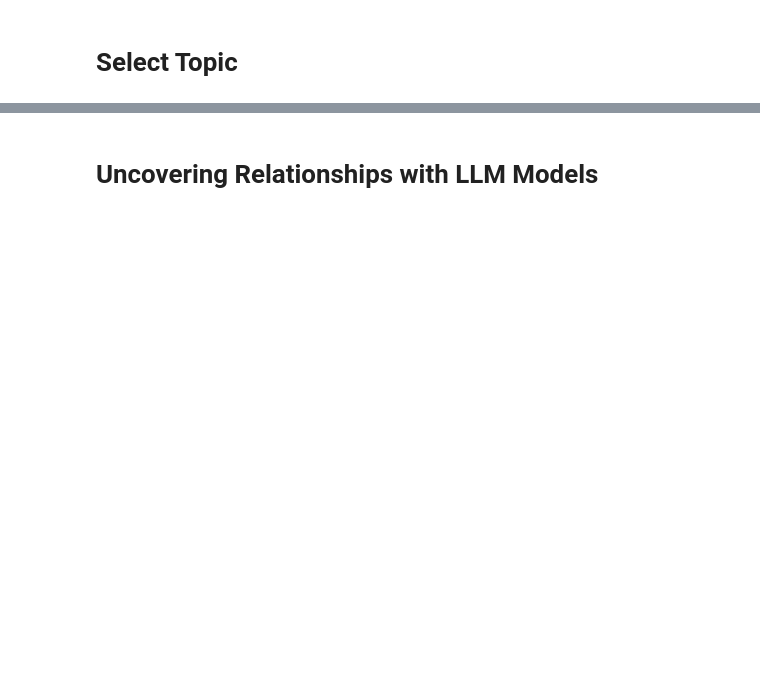
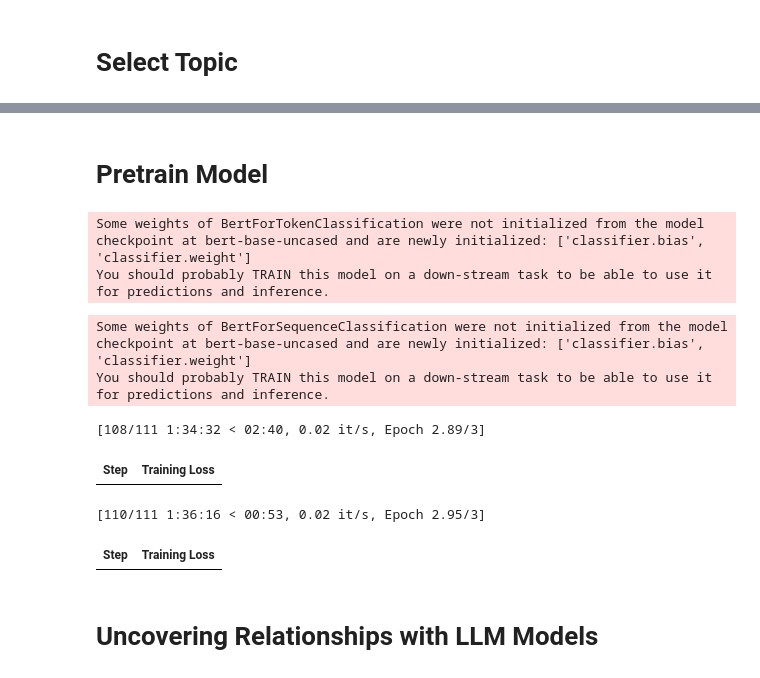
Before and after one commit to IshaPatro/Investopedia-Knowledge-Graph, a Jupyter notebook: Knowledge_Graph_Investopedia.ipynb, the cells around one changed output, grey strips where cells are left out. Cells and saved outputs as stored; diff of their text form; code cells hidden in the pictures; blank space fills up the shorter version.

```diff
--- a/Knowledge_Graph_Investopedia.ipynb
+++ b/Knowledge_Graph_Investopedia.ipynb
@@ -47,0 +89,2 @@ df.size
+# %% [markdown]
+# Pretrain Model
@@ -47,0 +97,72 @@ df.size
+# %%
+from transformers import AutoTokenizer, AutoModelForTokenClassification
+tokenizer = AutoTokenizer.from_pretrained('bert-base-uncased')
+model = AutoModelForTokenClassification.from_pretrained('bert-base-uncased')
+# %% [output]
+Some weights of BertForTokenClassification were not initialized from the model checkpoint at bert-base-uncased and are newly initialized: ['classifier.bias', 'classifier.weight']
+You should probably TRAIN this model on a down-stream task to be able to use it for predictions and inference.
+# %%
+import json
+import torch
+from torch.utils.data import Dataset
+from transformers import Trainer, TrainingArguments, AutoTokenizer, AutoModelForSequenceClassification
+import pandas as pd
+
+class RelationshipDataset(Dataset):
+    def __init__(self, file_path, tokenizer):
+        self.data = []
+        self.tokenizer = tokenizer
+
+        with open(file_path, 'r') as file:
+            for line in file:
+                item = json.loads(line)
+                if all(key in item for key in ('Definition', 'Head', 'Relation', 'Tail')):
+                    text = f"{item['Definition']} {item['Head']} {item['Relation']} {item['Tail']}"
+                    self.data.append({"text": text, "label": item.get('label', 0)})
+                else:
+                    print(f"Missing columns in item: {item}")
+
+    def __len__(self):
+        return len(self.data)
+
+    def __getitem__(self, idx):
+        item = self.data[idx]
+        inputs = self.tokenizer(
+            item['text'],
+            padding='max_length',
+            truncation=True,
+            return_tensors="pt"
+        )
+        inputs = {key: val.squeeze() for key, val in inputs.items()}
+        inputs['labels'] = torch.tensor(item['label'])
+        return inputs
+
+
+tokenizer = AutoTokenizer.from_pretrained('bert-base-uncased')
+train_dataset = RelationshipDataset('training_data.json', tokenizer)
+model = AutoModelForSequenceClassification.from_pretrained('bert-base-uncased', num_labels=2)
+
+training_args = TrainingArguments(
+    output_dir='./results',
+    evaluation_strategy="no",
+    learning_rate=2e-5,
+    per_device_train_batch_size=8,
+    per_device_eval_batch_size=8,
+    num_train_epochs=3,
+    weight_decay=0.01,
+)
+
+trainer = Trainer(
+    model=model,
+    args=training_args,
+    train_dataset=train_dataset,
+)
+
+trainer.train()
+# %% [output]
+Some weights of BertForSequenceClassification were not initialized from the model checkpoint at bert-base-uncased and are newly initialized: ['classifier.bias', 'classifier.weight']
+You should probably TRAIN this model on a down-stream task to be able to use it for predictions and inference.
+[108/111 1:34:32 < 02:40, 0.02 it/s, Epoch 2.89/3]
+| Step | Training Loss |
+[110/111 1:36:16 < 00:53, 0.02 it/s, Epoch 2.95/3]
+| Step | Training Loss |
```
Also changed, not shown: parts of 21 cells of this notebook.
